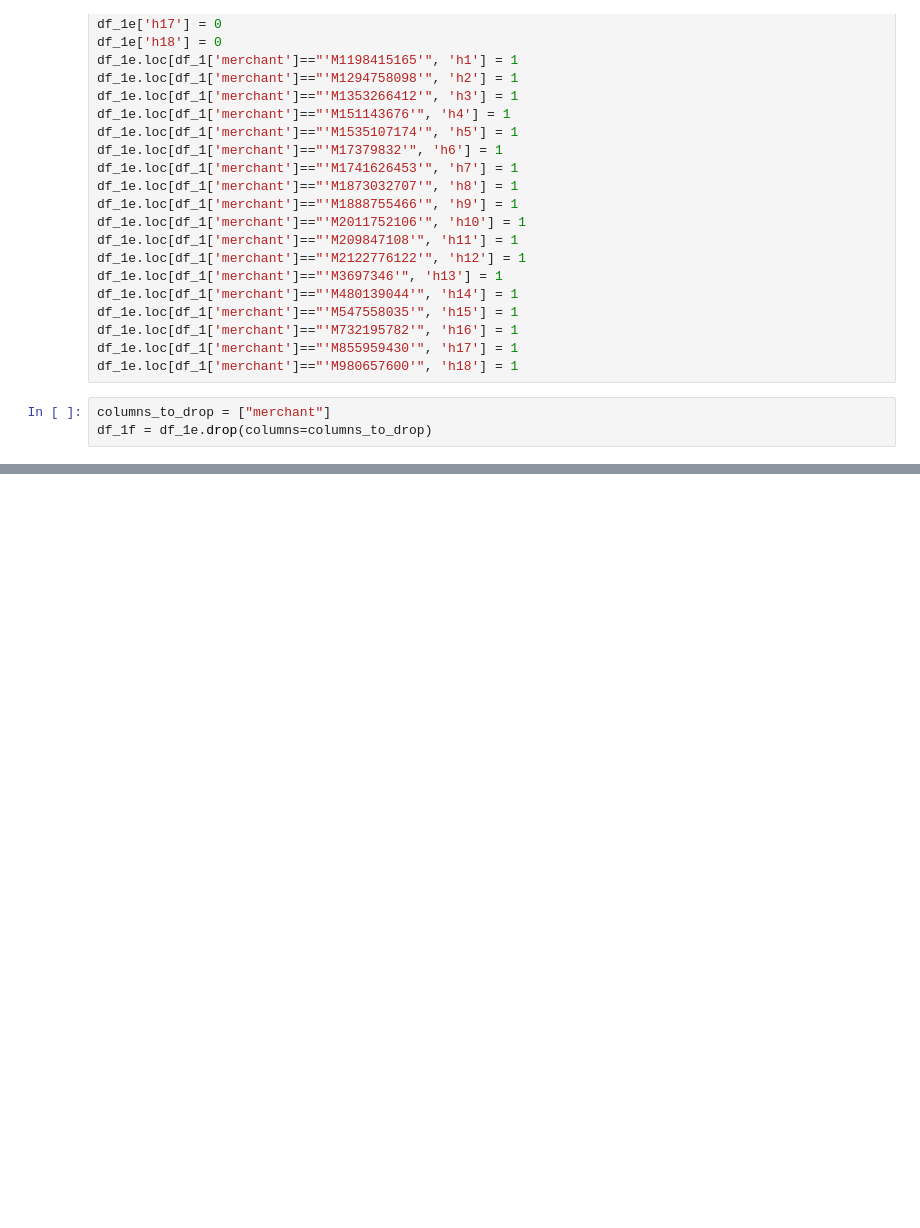
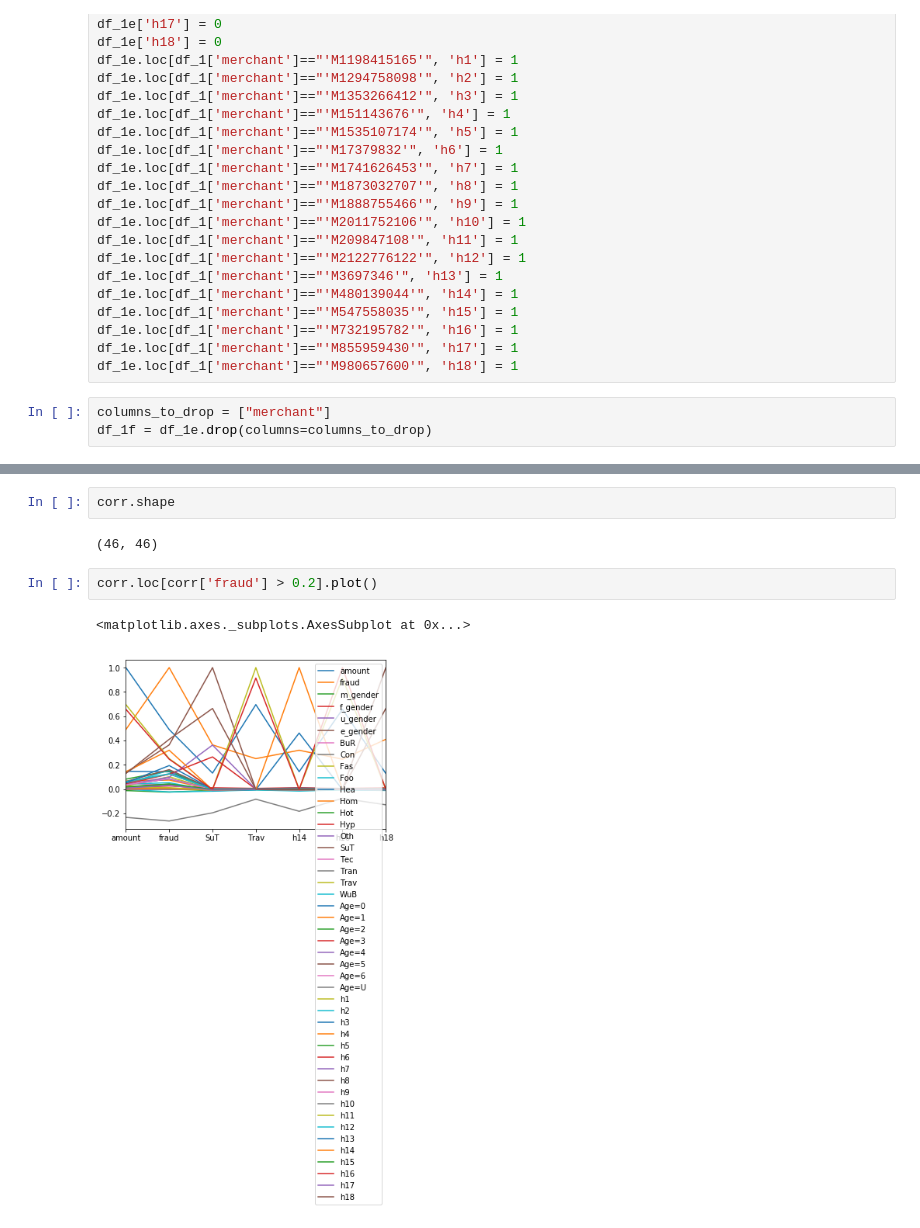
Before and after one commit to felixrolf/DS-bank-app, a Jupyter notebook: notebooks/Kaggle_Financial_Data_2.ipynb, the cells around one changed output, grey strips where cells are left out. Cells and saved outputs as stored; diff of their text form; blank space fills up the shorter version.

```diff
--- a/notebooks/Kaggle_Financial_Data_2.ipynb
+++ b/notebooks/Kaggle_Financial_Data_2.ipynb
@@ -180,0 +155,9 @@ by_fraud = df_1f.set_index('fraud')
+# %%
+corr.shape
+# %% [output]
+(46, 46)
+# %%
+corr.loc[corr['fraud'] > 0.2].plot()
+# %% [output]
+<matplotlib.axes._subplots.AxesSubplot at 0x...>
+[figure, added]
```
Also changed, not shown: parts of 12 cells of this notebook, 2 other files.
